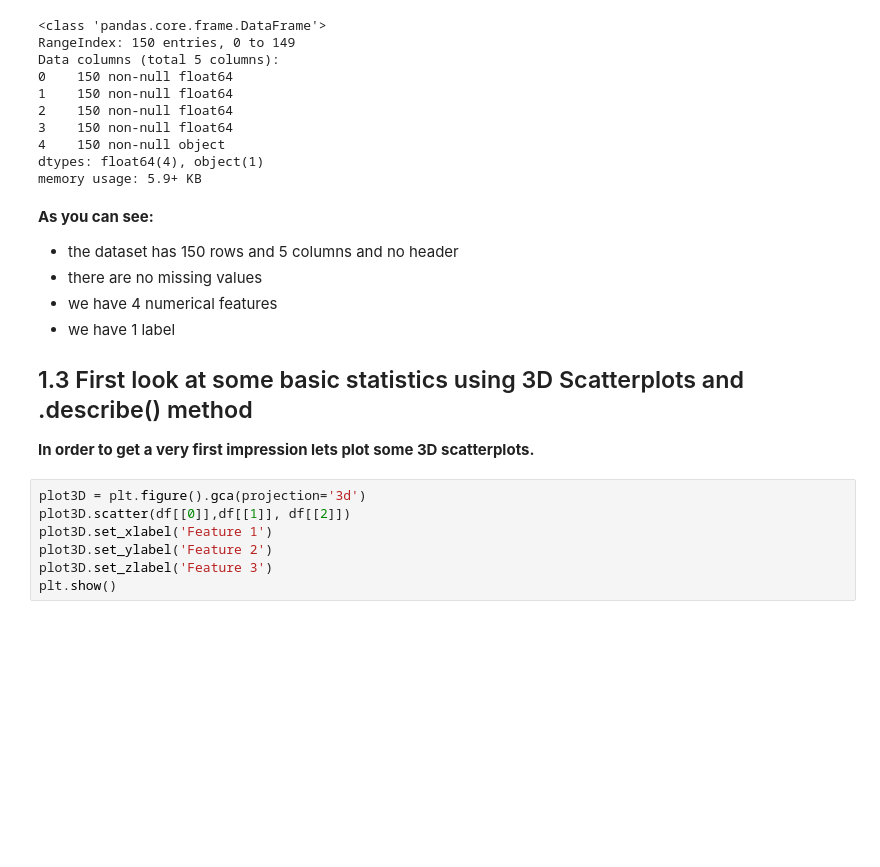
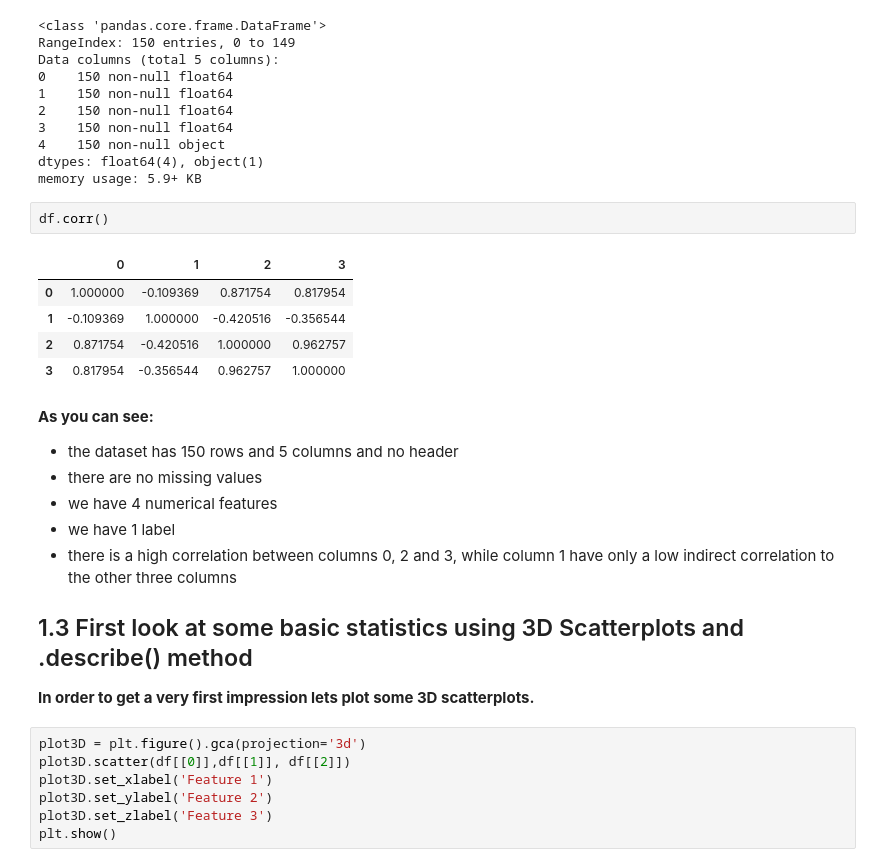
Before and after one commit to tBoelke/Advanced_DataScience_Capstone, a Jupyter notebook: AdvancedDS_Capstone_01_First_Exploration.ipynb, the cells around one changed output. Drawn from its saved outputs; the diff is of its cells as text; blank space fills up the shorter version.

```diff
--- a/AdvancedDS_Capstone_01_First_Exploration.ipynb
+++ b/AdvancedDS_Capstone_01_First_Exploration.ipynb
@@ -36,12 +36,21 @@ Data columns (total 5 columns):
 4    150 non-null object
 dtypes: float64(4), object(1)
 memory usage: 5.9+ KB
+# %%
+df.corr()
+# %% [output]
+|  | 0 | 1 | 2 | 3 |
+| 0 | 1.000000 | -0.109369 | 0.871754 | 0.817954 |
+| 1 | -0.109369 | 1.000000 | -0.420516 | -0.356544 |
+| 2 | 0.871754 | -0.420516 | 1.000000 | 0.962757 |
+| 3 | 0.817954 | -0.356544 | 0.962757 | 1.000000 |
 # %% [markdown]
 **As you can see:**
 * the dataset has 150 rows and 5 columns and no header
 * there are no missing values
 * we have 4 numerical features
 * we have 1 label
+* there is a high correlation between columns 0, 2 and 3, while column 1 have only a low indirect correlation to the other three columns
 
 
 ## 1.3 First look at some basic statistics using 3D Scatterplots and .describe() method ##
```
